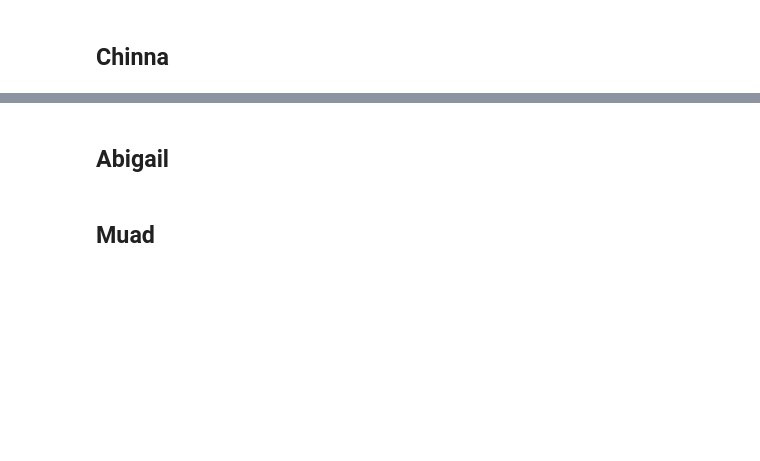
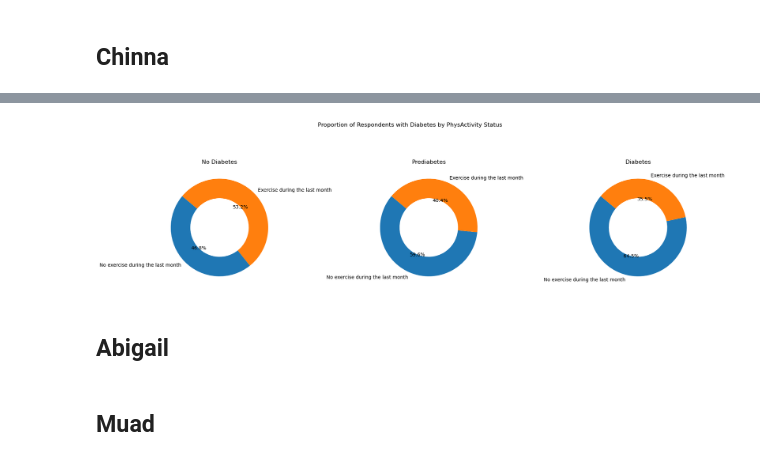
Before and after one commit to williamlevine/project-one, a Jupyter notebook: main_notebook.ipynb, the cells around one changed output, grey strips where cells are left out. Cells and saved outputs as stored; diff of their text form; code cells hidden in the pictures; blank space fills up the shorter version.

```diff
--- a/main_notebook.ipynb
+++ b/main_notebook.ipynb
@@ -63,3 +164,16 @@ plt.show()
+# %%
+#Doughnut Chart
+fig, axes = plt.subplots(1, 3, figsize=(18, 6))
+
+for i, column in enumerate(PhysActivity_pivot_df.columns):
+    wedges, texts, autotexts = axes[i].pie(PhysActivity_pivot_df[column], labels=PhysActivity_pivot_df.index, autopct='%1.1f%%', startangle=140, wedgeprops=dict(width=0.4))
+    axes[i].set_title(column)
+
+plt.suptitle('Proportion of Respondents with Diabetes by PhysActivity Status')
+plt.tight_layout()
+plt.show()
+# %% [output]
+[figure, added]
 # %% [markdown]
 ## Abigail
 # %% [markdown]
```
Also changed, not shown: parts of 8 cells of this notebook.
